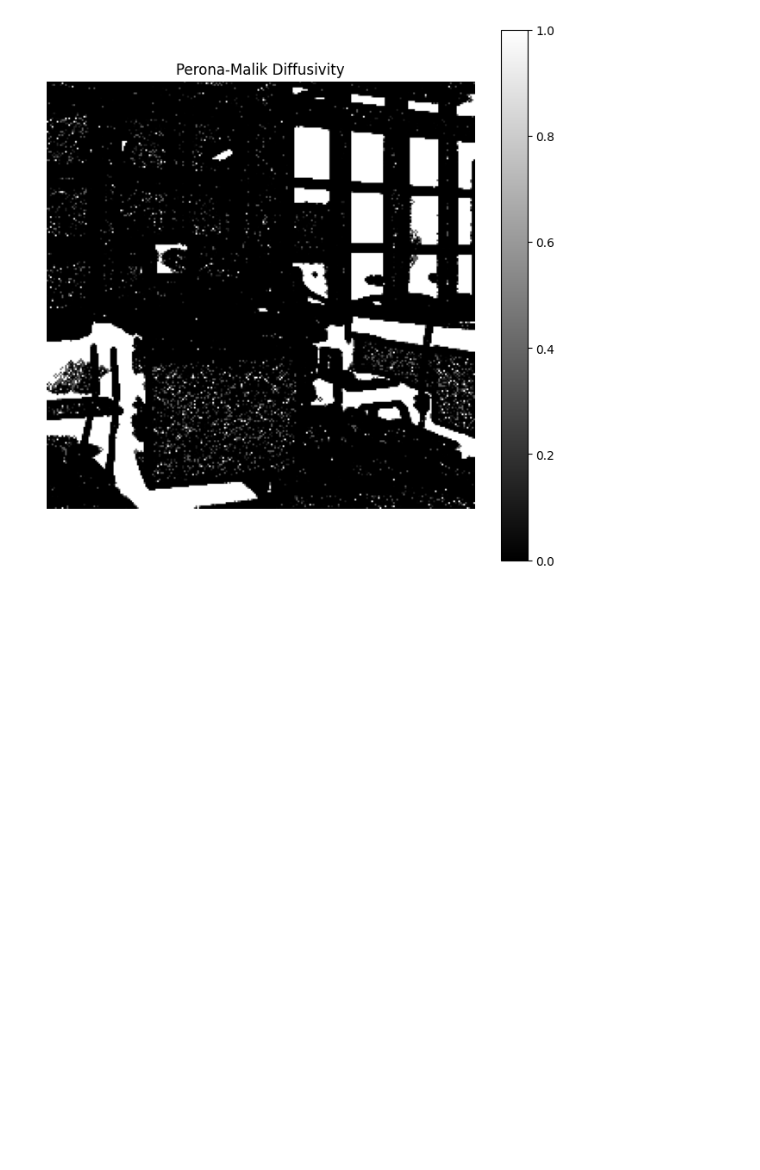
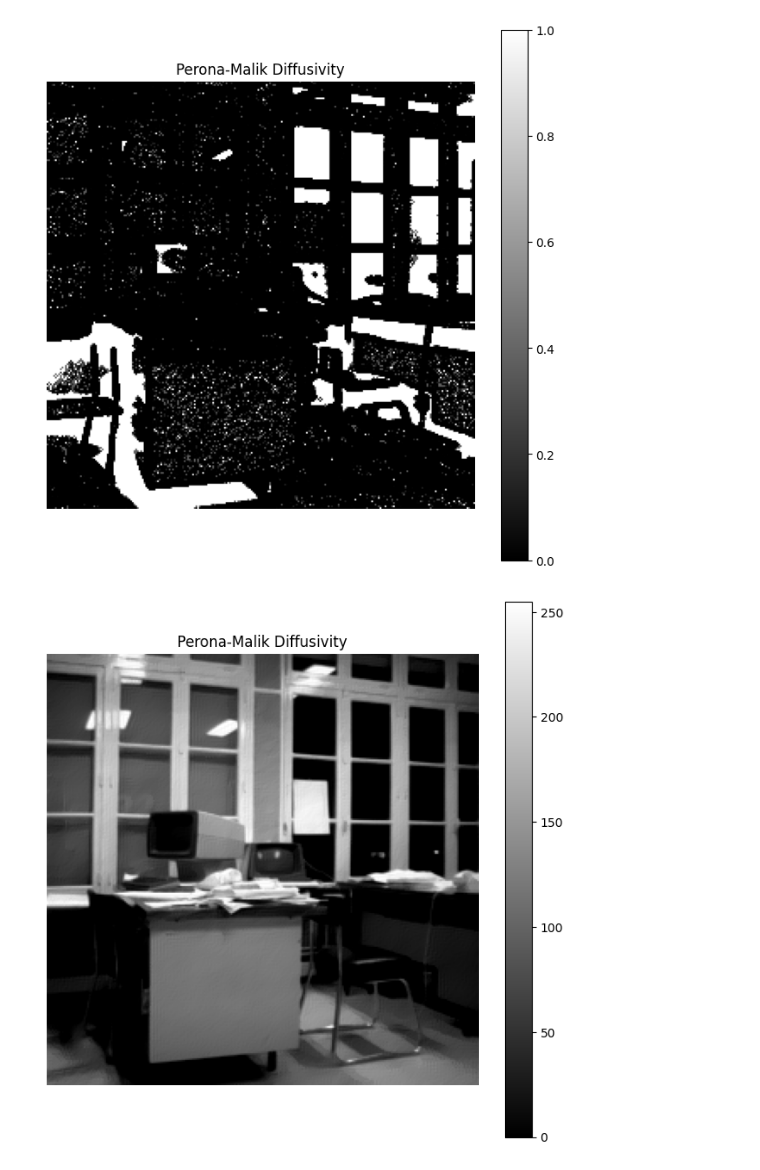
Before and after one commit to NaziBaramaki/ImageDenoising, a Jupyter notebook: diffusivity_with_Perona-Malik_Method.ipynb, the cells around one changed output. Cells and saved outputs as stored; diff of their text form; code cells hidden in the pictures; blank space fills up the shorter version.

Commit message:
Checking diffusivity with the Perona-Malik Method

```diff
--- a/diffusivity_with_Perona-Malik_Method.ipynb
+++ b/diffusivity_with_Perona-Malik_Method.ipynb
@@ -35,3 +35,52 @@ plt.colorbar()
 plt.show()
 # %% [output]
 [figure]
+# %%
+import numpy as np
+from scipy.ndimage import gaussian_filter
+
+def perona_malik_diffusion(image, k, lam, num_iterations):
+
+    # Make a copy of the input image
+    diffused_image = np.copy(image)
+
+    for _ in range(num_iterations):
+        # Compute the image gradients
+        dx = np.gradient(diffused_image, axis=1)
+        dy = np.gradient(diffused_image, axis=0)
+
+        # Compute the gradient magnitude
+        grad_mag = np.sqrt(dx**2 + dy**2)
+
+        # Compute the Perona-Malik diffusivity
+        diffusivity = 1.0 / (1.0 + (grad_mag / k)**2)
+
+        # Apply the Perona-Malik diffusion
+        dx_diffused = lam * dx * diffusivity
+        dy_diffused = lam * dy * diffusivity
+        diffused_image[1:, 1:] = (
+            diffused_image[1:, 1:] +
+            dx_diffused[:-1, 1:] -
+            dx_diffused[1:, :-1] +
+            dy_diffused[1:, :-1] -
+            dy_diffused[:-1, 1:]
+        )
+
+    return diffused_image
+
+# Example usage
+input_image = np.random.rand(512, 512)
+k = 2
+lam = 0.2
+num_iterations = 10
+
+output_image = perona_malik_diffusion(np.array(office_img), k, lam, num_iterations)
+
+plt.figure(figsize=(8, 8))
+plt.imshow(output_image, cmap='gray')
+plt.title('Perona-Malik Diffusivity')
+plt.axis('off')
+plt.colorbar()
+plt.show()
+# %% [output]
+[figure, added]
```
Also changed, not shown: parts of 3 cells of this notebook.
